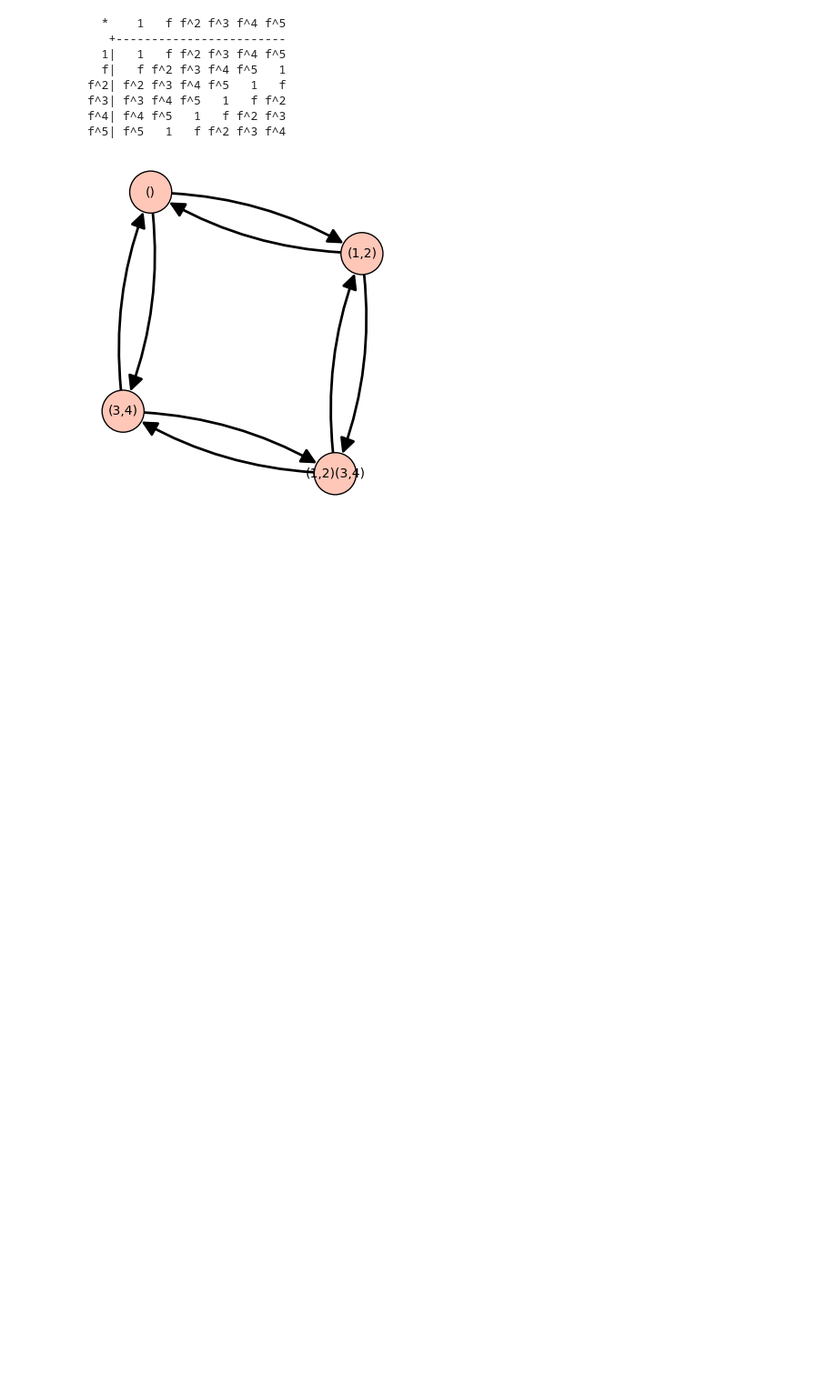
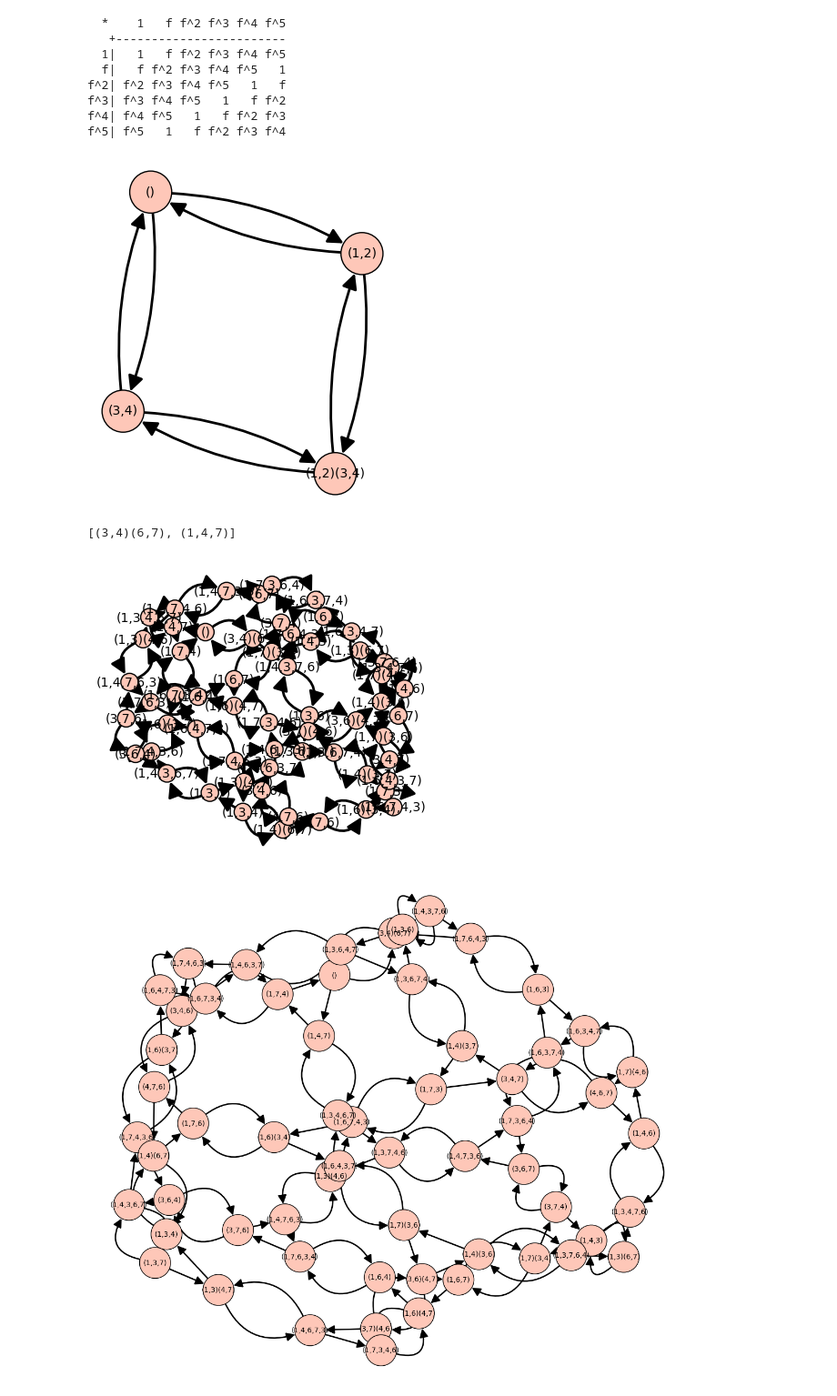
Before and after one commit to pgrepds/sagemath-playground, a Jupyter notebook: groups.ipynb, the cells around one changed output. Shown: that part at 91% size. Cells and saved outputs as stored; diff of their text form; code cells hidden in the pictures; blank space fills up the shorter version.

Commit message:
add one step subgroup test for finite group candidate

```diff
--- a/groups.ipynb
+++ b/groups.ipynb
@@ -120,3 +120,17 @@ f^5| f^5   1   f f^2 f^3 f^4
 groups.permutation.KleinFour().cayley_graph().show(vertex_size=1000)
 # %% [output]
 [figure]
+# %%
+# We can define a permutation group as follows
+# This represents a permutation group generated by the generators (1 4 7)(4 3)(6 7)
+G=PermutationGroup([[(1,4,7)],[(4,3),(6,7)]])
+# print the generators
+print(G.gens())
+# show the Cayley graph
+G.cayley_graph().show()
+# we can increase the figure size as follows
+G.cayley_graph().show(figsize=(12, 12))
+# %% [output]
+[(3,4)(6,7), (1,4,7)]
+[figure, added]
+[figure, added]
```
Also changed, not shown: parts of 5 cells of this notebook.
